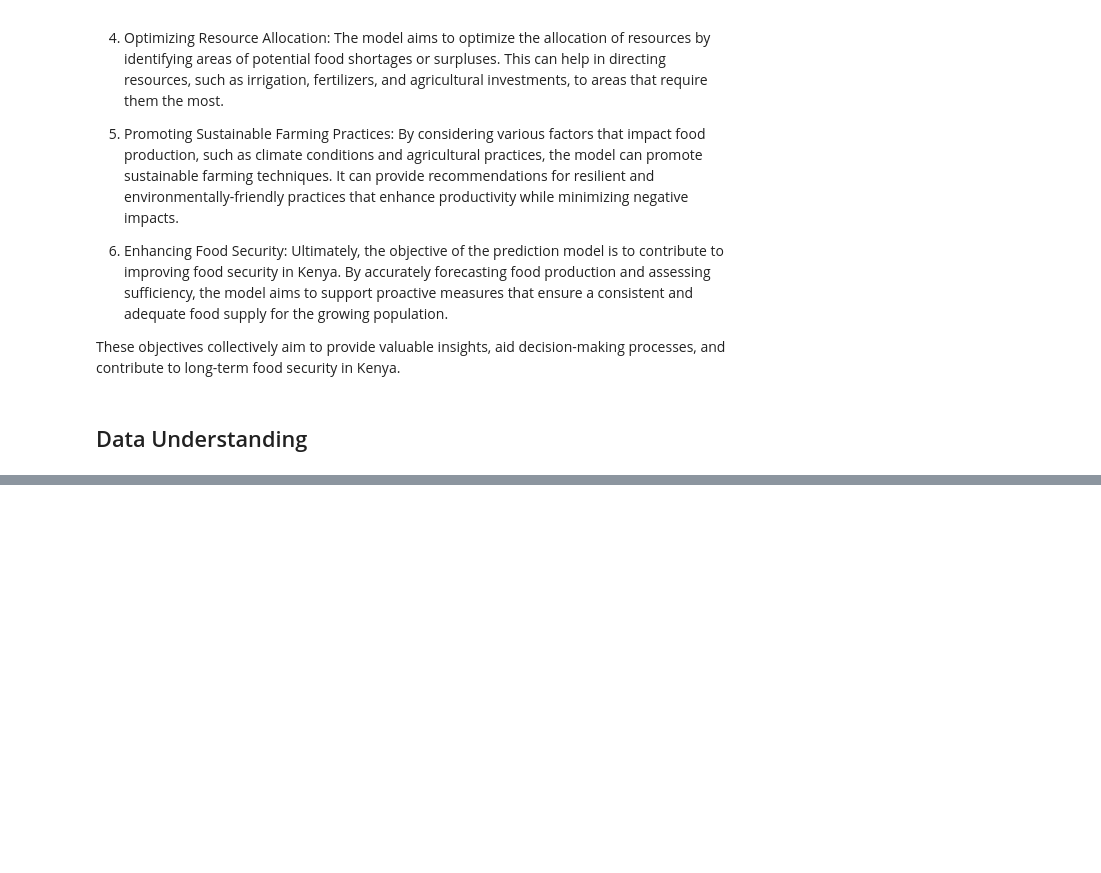
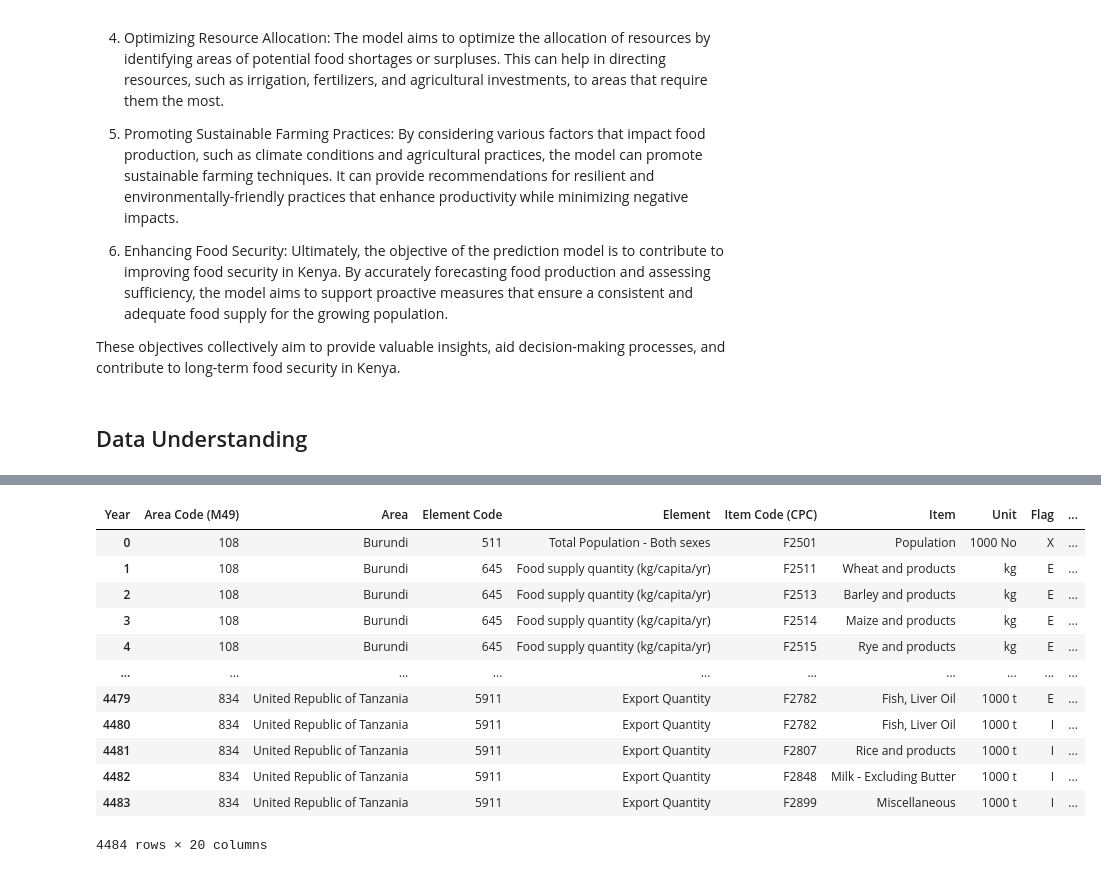
Before and after one commit to Muramati/FAOStat-Dataset-Time-Series, a Jupyter notebook: faostat.ipynb, the cells around one changed output, grey strips where cells are left out. Cells and saved outputs as stored; diff of their text form; code cells hidden in the pictures; blank space fills up the shorter version.

```diff
--- a/faostat.ipynb
+++ b/faostat.ipynb
@@ -84,0 +115,24 @@ memory usage: 979.7+ KB
+# %%
+df = faoDf.copy()
+
+# Pivot the dataframe
+pivot_df = df.pivot(index=['Area Code (M49)', 'Area', 'Element Code', 'Element', 'Item Code (CPC)', 'Item', 'Unit', 'Flag',
+                          'Flag Description'],
+                    columns='Year',
+                    values='Value').reset_index()
+# %%
+pivot_df
+# %% [output]
+| Year | Area Code (M49) | Area | Element Code | Element | Item Code (CPC) | Item | Unit | Flag | ... |
+| 0 | 108 | Burundi | 511 | Total Population - Both sexes | F2501 | Population | 1000 No | X | ... |
+| 1 | 108 | Burundi | 645 | Food supply quantity (kg/capita/yr) | F2511 | Wheat and products | kg | E | ... |
+| 2 | 108 | Burundi | 645 | Food supply quantity (kg/capita/yr) | F2513 | Barley and products | kg | E | ... |
+| 3 | 108 | Burundi | 645 | Food supply quantity (kg/capita/yr) | F2514 | Maize and products | kg | E | ... |
+| 4 | 108 | Burundi | 645 | Food supply quantity (kg/capita/yr) | F2515 | Rye and products | kg | E | ... |
+| ... | ... | ... | ... | ... | ... | ... | ... | ... | ... |
+| 4479 | 834 | United Republic of Tanzania | 5911 | Export Quantity | F2782 | Fish, Liver Oil | 1000 t | E | ... |
+| 4480 | 834 | United Republic of Tanzania | 5911 | Export Quantity | F2782 | Fish, Liver Oil | 1000 t | I | ... |
+| 4481 | 834 | United Republic of Tanzania | 5911 | Export Quantity | F2807 | Rice and products | 1000 t | I | ... |
+| 4482 | 834 | United Republic of Tanzania | 5911 | Export Quantity | F2848 | Milk - Excluding Butter | 1000 t | I | ... |
+| 4483 | 834 | United Republic of Tanzania | 5911 | Export Quantity | F2899 | Miscellaneous | 1000 t | I | ... |
+4484 rows × 20 columns
```
Also changed, not shown: parts of 4 cells of this notebook, 2 other files.
